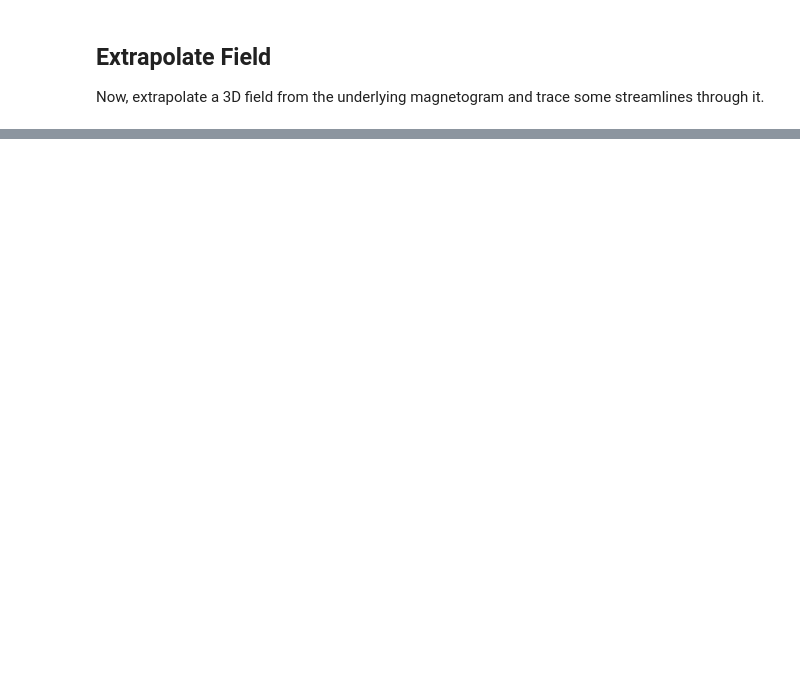
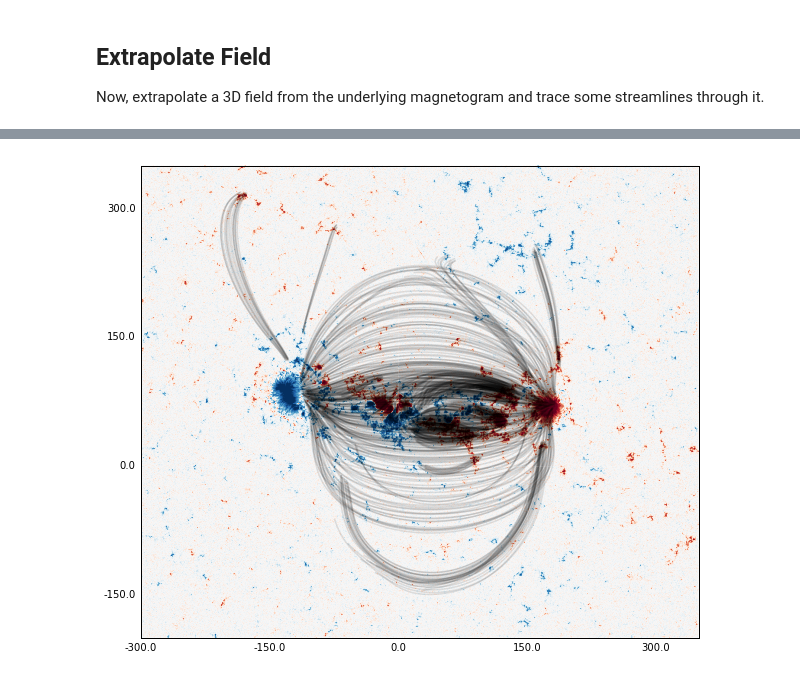
Before and after one commit to wtbarnes/nsci_image_contest, a Jupyter notebook: collect_data.ipynb, the cells around one changed output, grey strips where cells are left out. Saved outputs shown, nothing was run; the diff lists cells and outputs as text; code cells hidden in the pictures; blank space fills up the shorter version.

```diff
--- a/collect_data.ipynb
+++ b/collect_data.ipynb
@@ -173,0 +177,18 @@ field = synthesizAR.Skeleton.restore('/Users/willbarnes/Desktop/tmp_save_field/'
+# %%
+m = Map(hmi_files[0]).rotate()
+bottom_left = SkyCoord(*lc,frame=m.coordinate_frame)
+top_right = SkyCoord(*rc,frame=m.coordinate_frame)
+fig = plt.figure(figsize=(10,10))
+sm = m.submap(bottom_left,top_right)
+ax = fig.add_subplot(111,projection=sm)
+sm.plot(axes=ax,
+        norm=matplotlib.colors.SymLogNorm(100,vmin=-1000,vmax=1000),
+        title=False,
+        annotate=False,
+        cmap=plt.get_cmap('RdBu'))
+for stream, _ in field.streamlines[::10]:
+    ax.plot(field._convert_angle_to_length(stream[:, 0]*u.cm,working_units=u.arcsec).to(u.deg),
+            field._convert_angle_to_length(stream[:, 1]*u.cm,working_units=u.arcsec).to(u.deg),
+            alpha=0.1, color='k', transform=ax.get_transform('world'))
+# %% [output]
+[figure, added]
```
Also changed, not shown: parts of 19 cells of this notebook, 2 other files.
